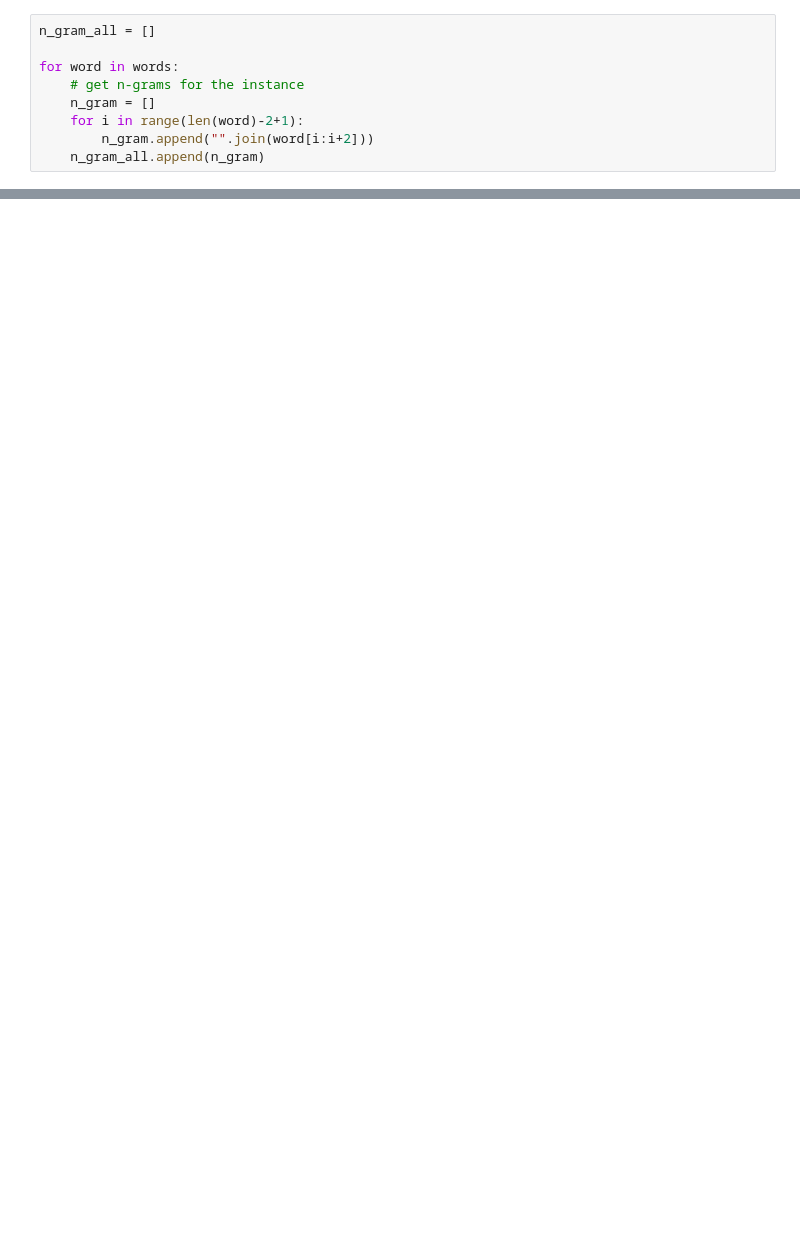
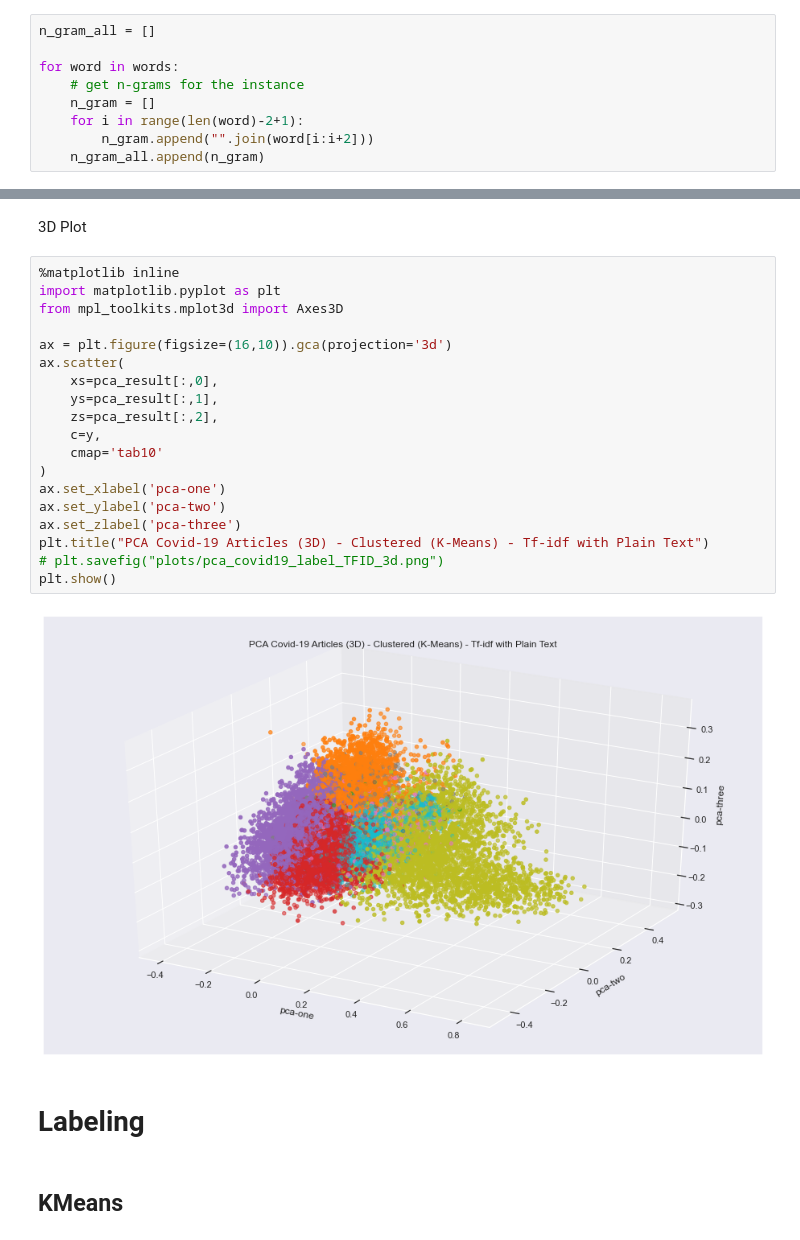
Before and after one commit to pomkos/covid19, a Jupyter notebook: corvid19.ipynb, the cells around one changed output, grey strips where cells are left out. Saved outputs shown, nothing was run; the diff lists cells and outputs as text; blank space fills up the shorter version.

```diff
--- a/corvid19.ipynb
+++ b/corvid19.ipynb
@@ -331,0 +449,27 @@ type(words[0])
+# %% [markdown]
+3D Plot
+# %%
+%matplotlib inline
+import matplotlib.pyplot as plt
+from mpl_toolkits.mplot3d import Axes3D
+
+ax = plt.figure(figsize=(16,10)).gca(projection='3d')
+ax.scatter(
+    xs=pca_result[:,0],
+    ys=pca_result[:,1],
+    zs=pca_result[:,2],
+    c=y,
+    cmap='tab10'
+)
+ax.set_xlabel('pca-one')
+ax.set_ylabel('pca-two')
+ax.set_zlabel('pca-three')
+plt.title("PCA Covid-19 Articles (3D) - Clustered (K-Means) - Tf-idf with Plain Text")
+# plt.savefig("plots/pca_covid19_label_TFID_3d.png")
+plt.show()
+# %% [output]
+[figure, added]
+# %% [markdown]
+# Labeling
+# %% [markdown]
+## KMeans
```
Also changed, not shown: parts of 39 cells of this notebook.
